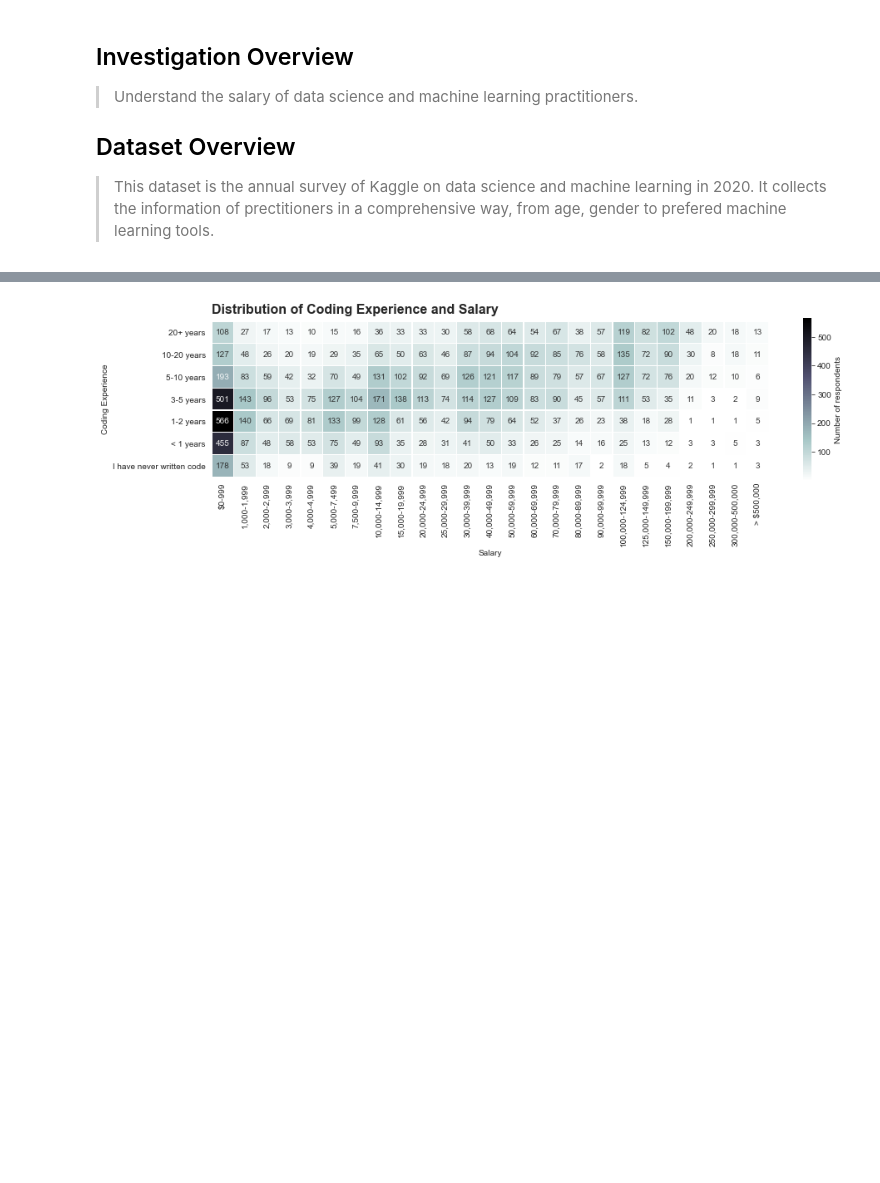
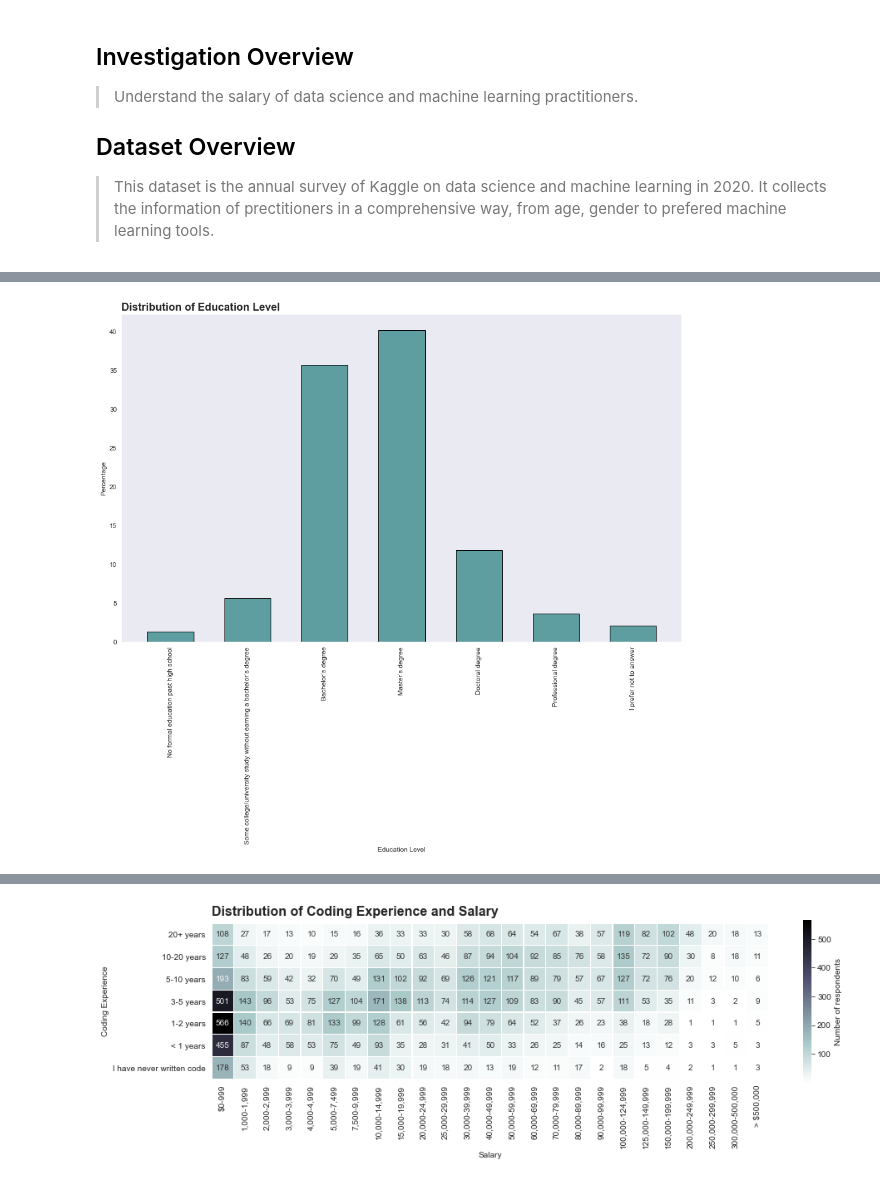
Before and after one commit to BaiyanRen/DA_Nanodegree_project5, a Jupyter notebook: Project 5_slide_deck.ipynb, the cells around one changed output, grey strips where cells are left out. Saved outputs shown, nothing was run; the diff lists cells and outputs as text; code cells hidden in the pictures; blank space fills up the shorter version.

```diff
--- a/Project 5_slide_deck.ipynb
+++ b/Project 5_slide_deck.ipynb
@@ -79,0 +109,10 @@ plt.title('Distribution of Salary', fontsize=16, fontweight='bold', loc='left');
+# %%
+sns.set_style('dark')
+fig, ax = plt.subplots(figsize=[15, 9])
+ax.bar(edu_prop.index, edu_prop, color='cadetblue', edgecolor=(0, 0, 0), width=0.6, label='All')
+plt.xticks(rotation=90)
+plt.xlabel('Education Level')
+plt.ylabel('Percentage')
+plt.title('Distribution of Education Level', fontsize=16, fontweight='bold', loc='left');
+# %% [output]
+[figure, added]
```
Also changed, not shown: parts of 13 cells of this notebook, 3 other files.
